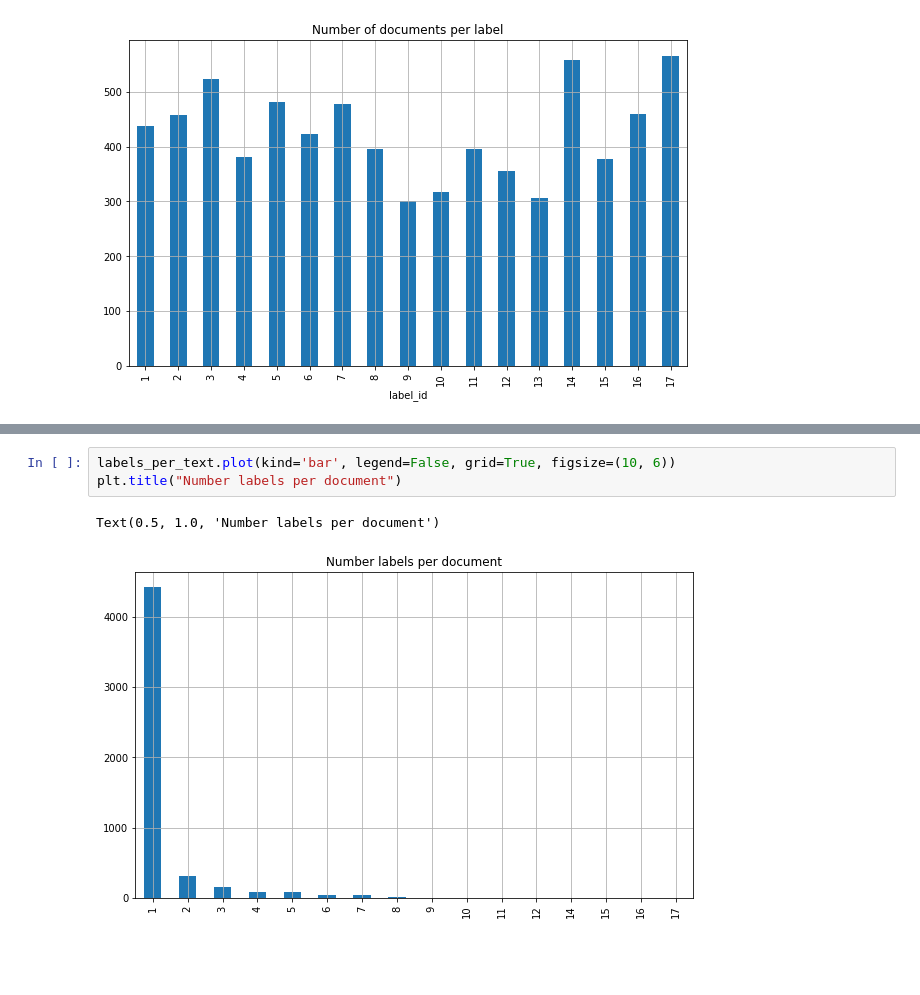
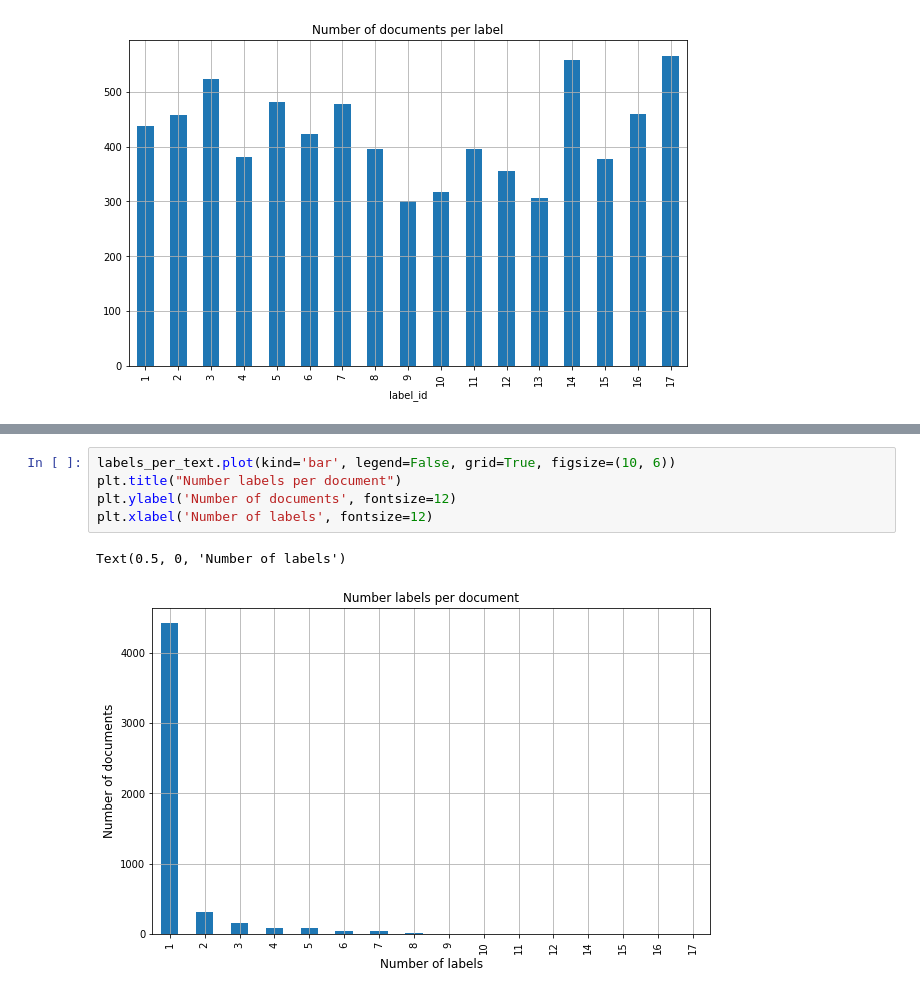
Before and after one commit to vondersam/sdgs_text_classifier, a Jupyter notebook: experiments/data_analysis.ipynb, the cells around one changed output, grey strips where cells are left out. Cells and saved outputs as stored; diff of their text form; blank space fills up the shorter version.

```diff
--- a/experiments/data_analysis.ipynb
+++ b/experiments/data_analysis.ipynb
@@ -122,6 +108,8 @@ Name: labels, dtype: int64
 # %%
 labels_per_text.plot(kind='bar', legend=False, grid=True, figsize=(10, 6))
 plt.title("Number labels per document")
+plt.ylabel('Number of documents', fontsize=12)
+plt.xlabel('Number of labels', fontsize=12)
 # %% [output]
-Text(0.5, 1.0, 'Number labels per document')
+Text(0.5, 0, 'Number of labels')
-[figure, old version]
+[figure, new version]
```
Also changed, not shown: parts of 5 cells of this notebook.
